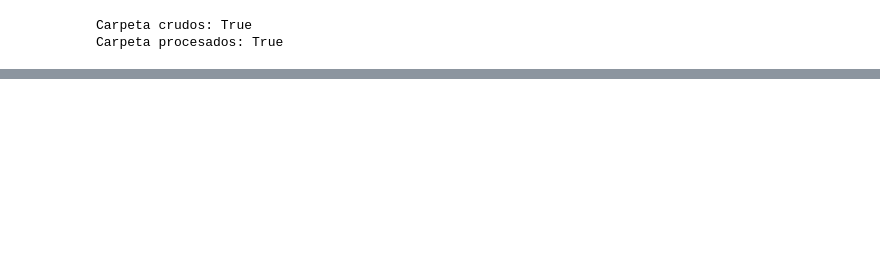
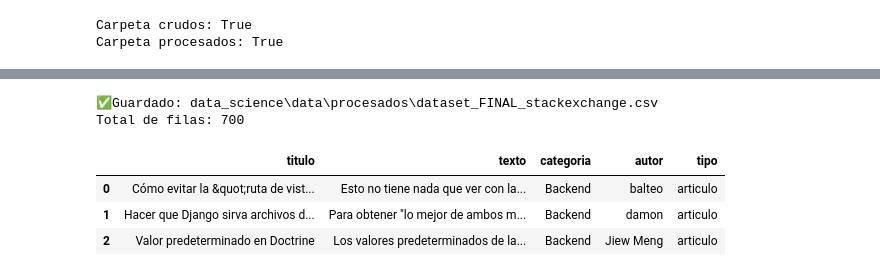
Before and after one commit to No-Country-simulation/G9-LATAM-Team-25, a Jupyter notebook: data_science/notebooks/04_exploracion_dataset_stackexchange.ipynb, the cells around one changed output, grey strips where cells are left out. Drawn from its saved outputs; the diff is of its cells as text; code cells hidden in the pictures; blank space fills up the shorter version.

```diff
--- a/data_science/notebooks/04_exploracion_dataset_stackexchange.ipynb
+++ b/data_science/notebooks/04_exploracion_dataset_stackexchange.ipynb
@@ -547,0 +548,14 @@ Name: count, dtype: int64
+# %%
+ruta_final_corregida = f'{CARPETA_PROCESADOS}/dataset_FINAL_stackexchange.csv'
+df_final_balanceado.to_csv(ruta_final_corregida, index=False)
+
+print("✅Guardado:", Path(ruta_final_corregida).relative_to(project_root))
+print("Total de filas:", len(df_final_balanceado))
+df_final_balanceado.head(3)
+# %% [output]
+✅Guardado: data_science\data\procesados\dataset_FINAL_stackexchange.csv
+Total de filas: 700
+|  | titulo | texto | categoria | autor | tipo |
+| 0 | Cómo evitar la &quot;ruta de vist... | Esto no tiene nada que ver con la... | Backend | balteo | articulo |
+| 1 | Hacer que Django sirva archivos d... | Para obtener "lo mejor de ambos m... | Backend | damon | articulo |
+| 2 | Valor predeterminado en Doctrine | Los valores predeterminados de la... | Backend | Jiew Meng | articulo |
```
Also changed, not shown: parts of 49 cells of this notebook, 1 other file.
